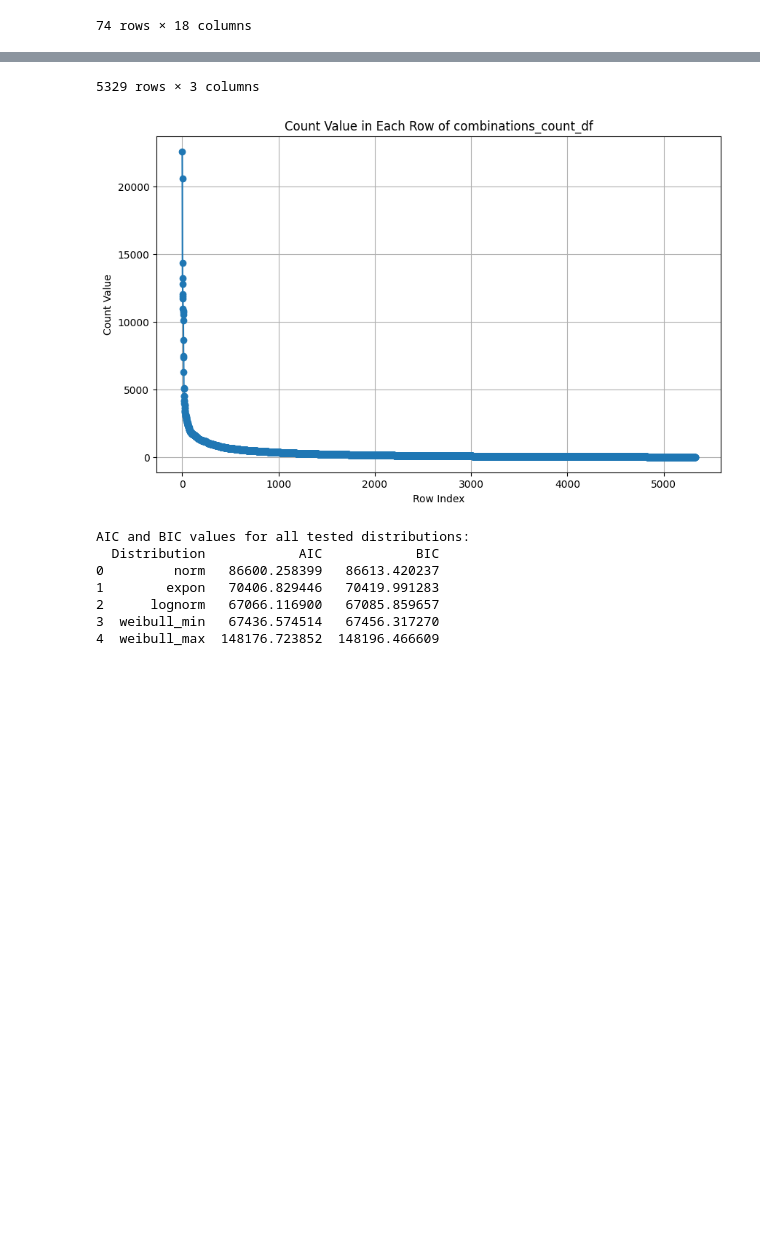
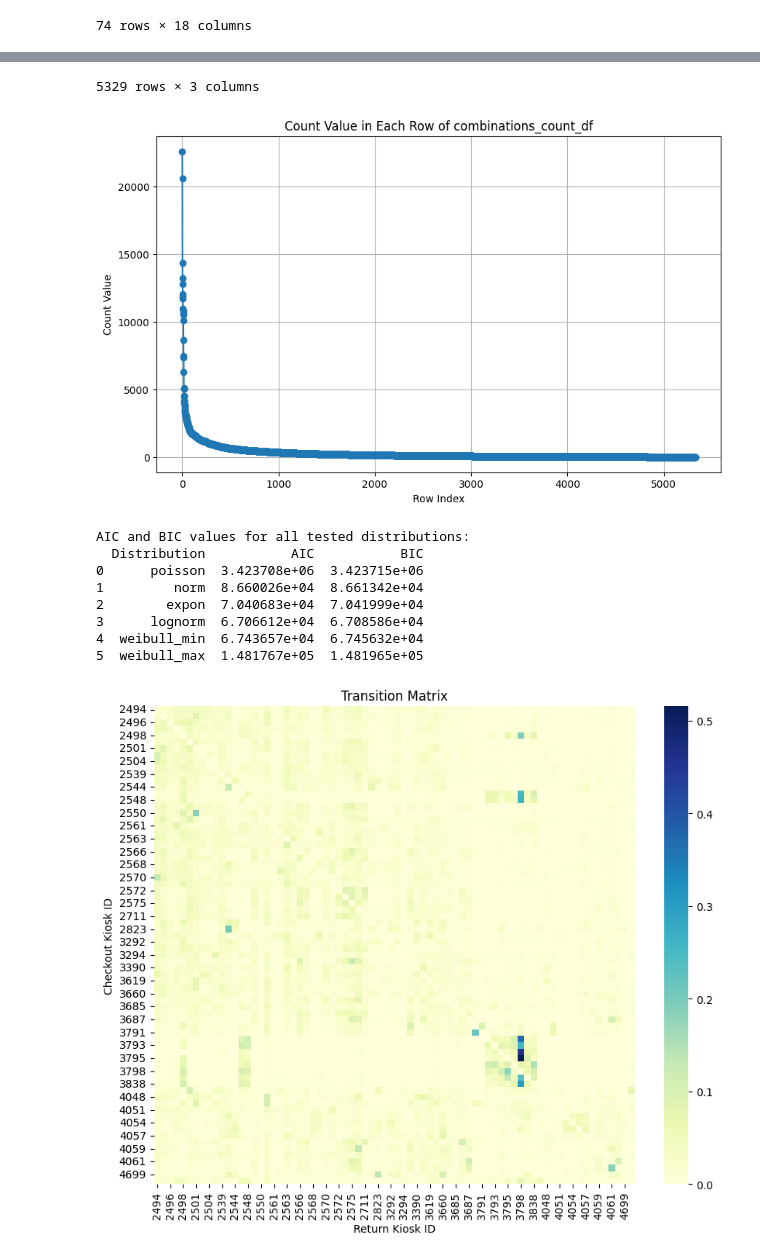
Before and after one commit to anonUnderground/openDataStories, a Jupyter notebook: src/data-processing/cleanse_data.ipynb, the cells around one changed output, grey strips where cells are left out. Cells and saved outputs as stored; diff of their text form; code cells hidden in the pictures; blank space fills up the shorter version.

```diff
--- a/src/data-processing/cleanse_data.ipynb
+++ b/src/data-processing/cleanse_data.ipynb
@@ -425,10 +428,23 @@ plt.show()
 data = combinations_count_df['Count']
 
 # List of distributions to test
-distributions = [stats.norm, stats.expon, stats.lognorm, stats.weibull_min, stats.weibull_max]
+distributions = [
+    stats.norm,         # Normal Distribution
+    stats.expon,        # Exponential Distribution
+    stats.lognorm,      # Log-Normal Distribution
+    stats.weibull_min,  # Weibull Minimum (or Weibull) Distribution
+    stats.weibull_max  # Weibull Maximum Distribution
+]
 
 # Store the results
 results = []
+
+# Poisson distribution
+lambda_poisson = np.mean(data)
+log_likelihood_poisson = np.sum(stats.poisson.logpmf(data, lambda_poisson))
+aic_poisson = -2*log_likelihood_poisson + 2
+bic_poisson = -2*log_likelihood_poisson + np.log(len(data))
+results.append(('poisson', aic_poisson, bic_poisson))
 
 # Fit the data to each distribution and calculate AIC and BIC
 for distribution in distributions:
@@ -470,8 +486,8 @@ ks_statistic, ks_p_value = stats.kstest(data, 'lognorm', args=(arg, loc, scale))
 
 ks_statistic, ks_p_value
 
-combinations_count_df.to_json('../../dist/data/processed/trips_between_kiosks.json', orient='records')
-combinations_count_df.to_json('../../data/processed/trips_between_kiosks.json', orient='records')
+# combinations_count_df.to_json('../../dist/data/processed/trips_between_kiosks.json', orient='records')
+# combinations_count_df.to_json('../../data/processed/trips_between_kiosks.json', orient='records')
 # %% [output]
 array([2707, 3838, 4051, 4061, 2494, 2495, 2496, 2497, 2498, 2499, 2501,
        2503, 2504, 2537, 2539, 2542, 2544, 2547, 2548, 2549, 2550, 2552,
@@ -483,36 +499,38 @@ array([2707, 3838, 4051, 4061, 2494, 2495, 2496, 2497, 2498, 2499, 2501,
 74
 [3793 2494 2501 2503 2495 3292 2567 2707 2552 2496 2571 2549 3390 3377
  2504 2566 2562 2574 2569 3291 2572 3838 2499 2575 2711 2548 2570 2497
  2537 3513 2563 2542 2498 2547 2561 3294 3621 3619 2568 2544 2822 2565
  3293 2539 4061 3794 2823 3660 4057 3687 3798 3797 4051 4058 3790 3795
  4062 3686 4050 4879 3799 4048 3791 4059 4047 3685 3684 4699 4052 4060
  4054 4055 2550 3792]
 74
 [2552 2504 2494 2501 2498 2503 2567 2542 2566 3793 3660 2497 2495 2549
  2711 2499 2537 2562 2547 3377 2707 2575 2548 3838 3513 2571 2563 3390
  2574 3292 2570 3291 3621 2572 2569 2565 3294 3619 2539 2561 2496 2822
  2544 3684 4061 4062 4699 3293 2823 3794 4879 3687 3799 3791 3797 3798
  4058 3790 3795 3686 4057 4050 4059 4048 4060 4055 3685 4047 4054 2568
  4051 4052 2550 3792]
 74
 |  | Checkout Kiosk ID | Return Kiosk ID | Count |
 | 3948 | 3795 | 3798 | 22621 |
 | 4091 | 3798 | 3795 | 20636 |
 | 4238 | 3838 | 3798 | 14366 |
 | 4090 | 3798 | 3794 | 13227 |
 | 3876 | 3794 | 3798 | 12792 |
 | ... | ... | ... | ... |
 | 1771 | 2568 | 3792 | 1 |
 | 2427 | 2822 | 3792 | 1 |
 | 2717 | 3293 | 3791 | 1 |
 | 3743 | 3792 | 4058 | 1 |
 | 3748 | 3792 | 4699 | 1 |
 5329 rows × 3 columns
 [figure]
 AIC and BIC values for all tested distributions:
-  Distribution            AIC            BIC
-0         norm   86600.258399   86613.420237
-1        expon   70406.829446   70419.991283
-2      lognorm   67066.116900   67085.859657
-3  weibull_min   67436.574514   67456.317270
-4  weibull_max  148176.723852  148196.466609
+  Distribution           AIC           BIC
+0      poisson  3.423708e+06  3.423715e+06
+1         norm  8.660026e+04  8.661342e+04
+2        expon  7.040683e+04  7.041999e+04
+3      lognorm  6.706612e+04  6.708586e+04
+4  weibull_min  6.743657e+04  6.745632e+04
+5  weibull_max  1.481767e+05  1.481965e+05
+[figure, added]
```
Also changed, not shown: parts of 3 cells of this notebook, 1 other file.
